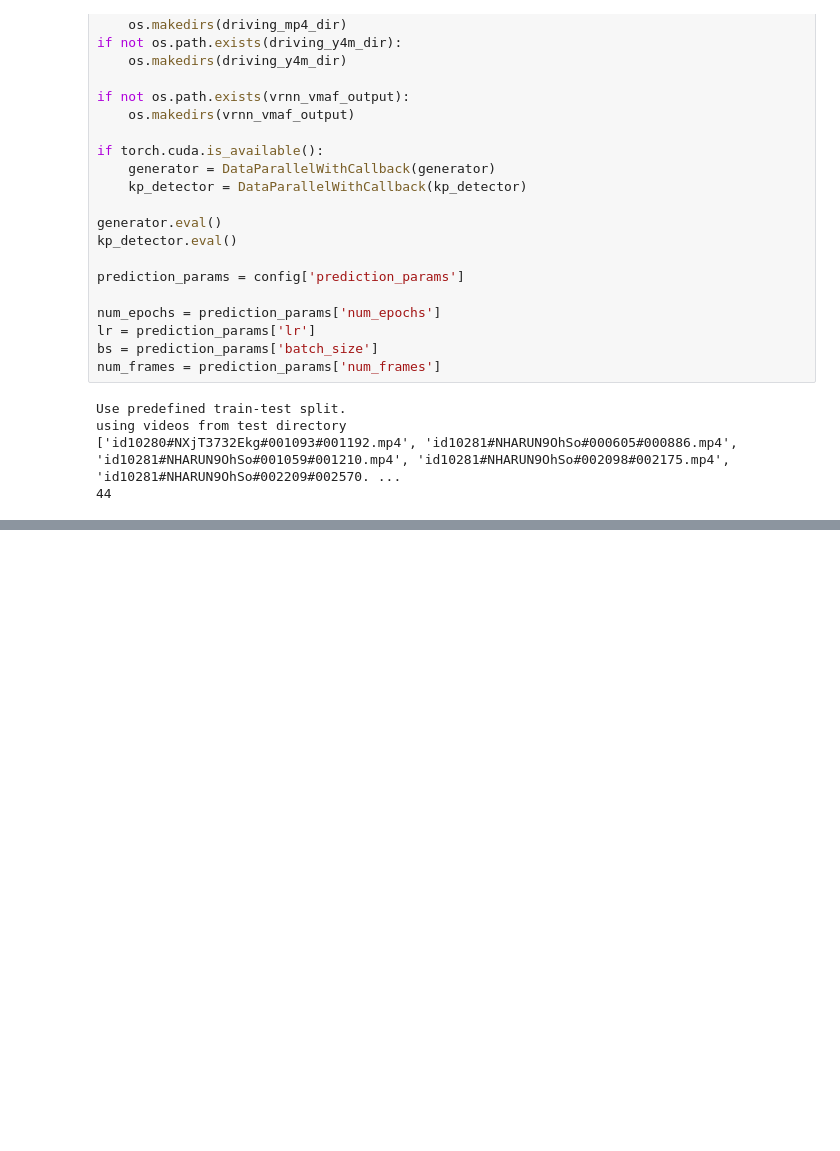
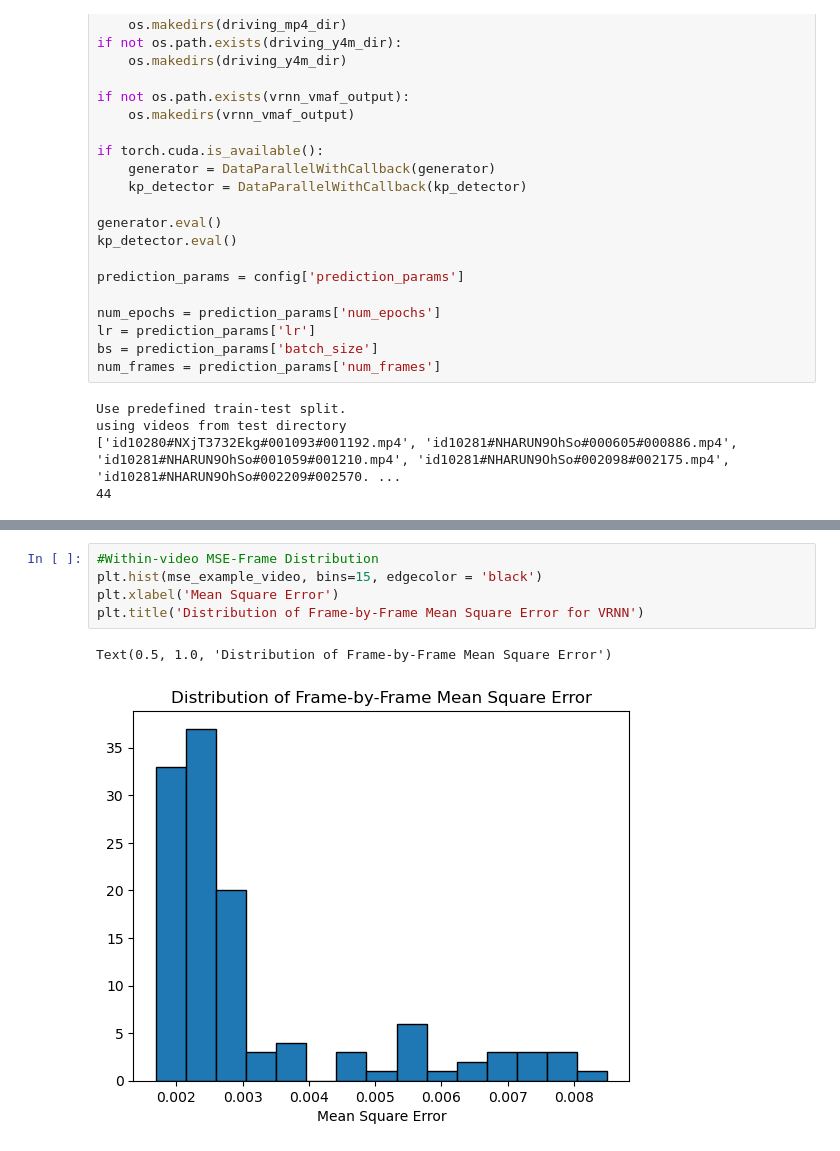
Before and after one commit to tristenAH/VMAF-Code-Repository, a Jupyter notebook: Keypoints_Prediction/VMAF_On_VRNN_Reconstruction_Mode.ipynb, the cells around one changed output, grey strips where cells are left out. Drawn from its saved outputs; the diff is of its cells as text; blank space fills up the shorter version.

```diff
--- a/Keypoints_Prediction/VMAF_On_VRNN_Reconstruction_Mode.ipynb
+++ b/Keypoints_Prediction/VMAF_On_VRNN_Reconstruction_Mode.ipynb
@@ -388,0 +457,8 @@ AttributeError: 'dict' object has no attribute 'reshape'
+# %%
+#Within-video MSE-Frame Distribution
+plt.hist(mse_example_video, bins=15, edgecolor = 'black')
+plt.xlabel('Mean Square Error')
+plt.title('Distribution of Frame-by-Frame Mean Square Error for VRNN')
+# %% [output]
+Text(0.5, 1.0, 'Distribution of Frame-by-Frame Mean Square Error')
+[figure, added]
```
Also changed, not shown: parts of 16 cells of this notebook, 2 other files.
